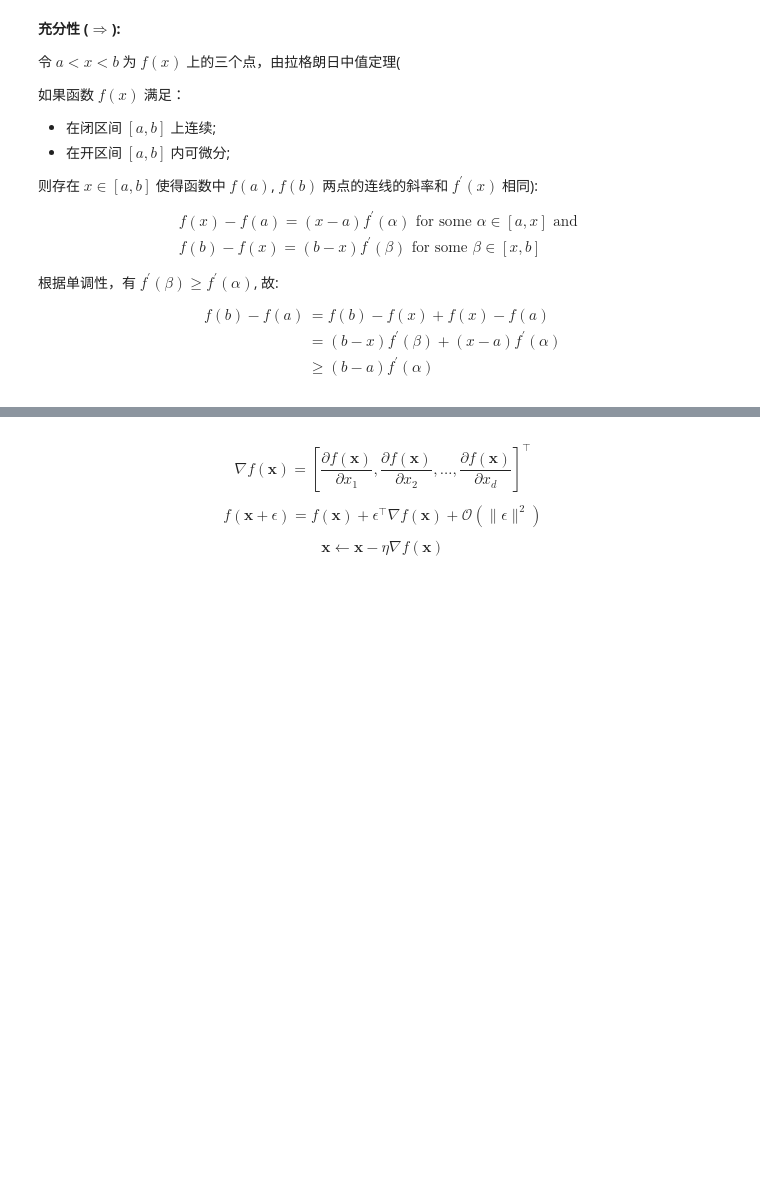
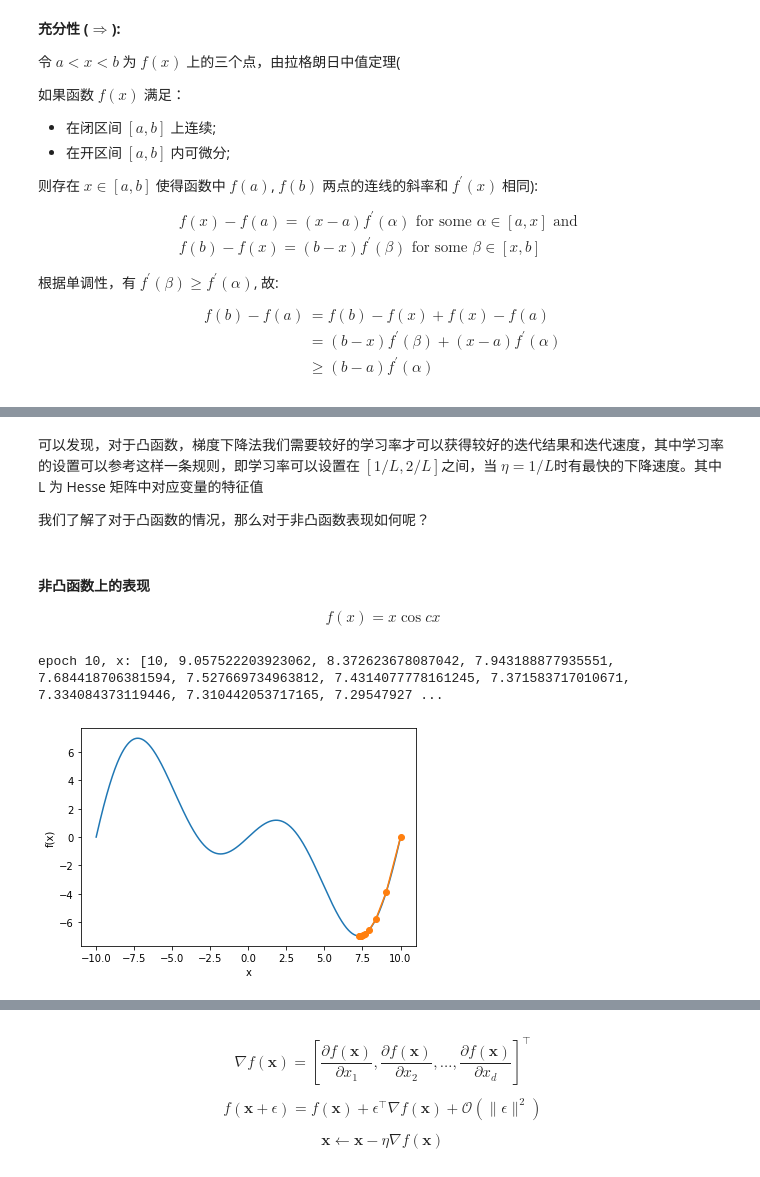
Before and after one commit to shiyutang/DL-Prep, a Jupyter notebook: 03_DL_knowledge/优化.ipynb, the cells around one changed output, grey strips where cells are left out. Cells and saved outputs as stored; diff of their text form; code cells hidden in the pictures; blank space fills up the shorter version.

```diff
--- a/03_DL_knowledge/优化.ipynb
+++ b/03_DL_knowledge/优化.ipynb
@@ -266,8 +316,24 @@ $$
+# %% [markdown]
+可以发现，对于凸函数，梯度下降法我们需要较好的学习率才可以获得较好的迭代结果和迭代速度，其中学习率的设置可以参考这样一条规则，即学习率可以设置在 $[1/L, 2/L]$之间，当 $\eta = 1/L$时有最快的下降速度。其中 L 为 Hesse 矩阵中对应变量的特征值
+
+我们了解了对于凸函数的情况，那么对于非凸函数表现如何呢？
+# %% [markdown]
+#### 非凸函数上的表现
+$$
+f(x) = x\cos cx
+$$
 # %%
 c = 0.15 * np.pi
 
 def f(x):
     return x * np.cos(c * x)
 
 def gradf(x):
     return np.cos(c * x) - c * x * np.sin(c * x)
+
+res = gd(0.2)  # learning rate is 0.2
+
+show_trace(res, f)
+# %% [output]
+epoch 10, x: [10, 9.057522203923062, 8.372623678087042, 7.943188877935551, 7.684418706381594, 7.527669734963812, 7.4314077778161245, 7.371583717010671, 7.334084373119446, 7.310442053717165, 7.29547927 ...
+[figure, added]
```
Also changed, not shown: parts of 40 cells of this notebook.
